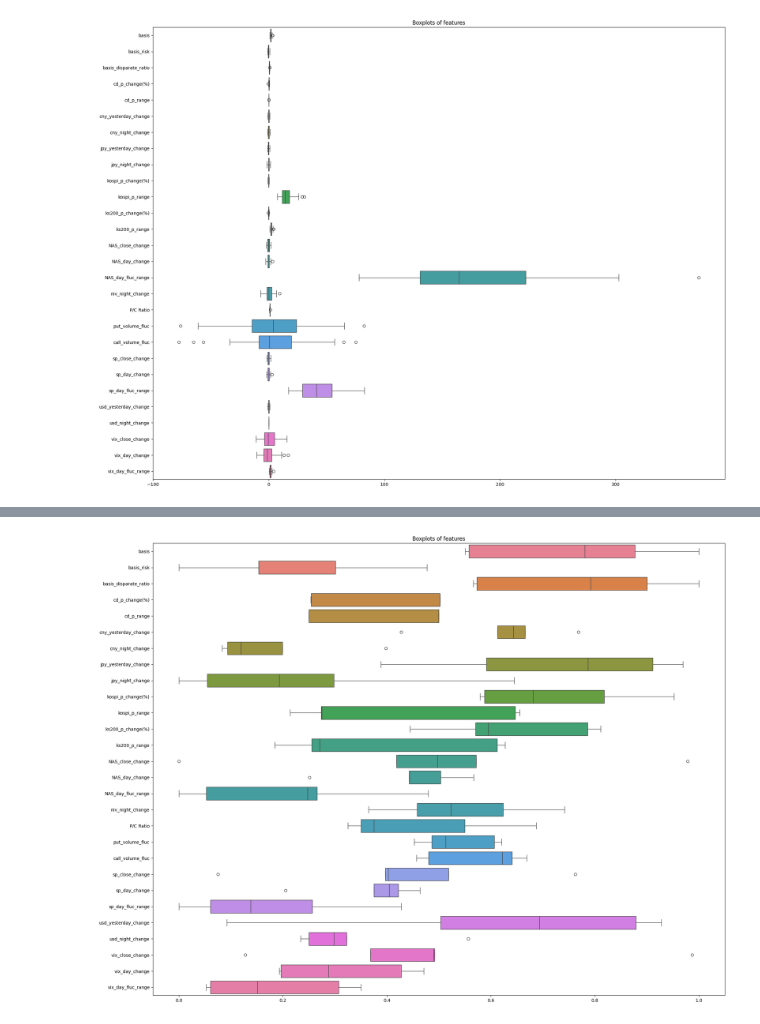
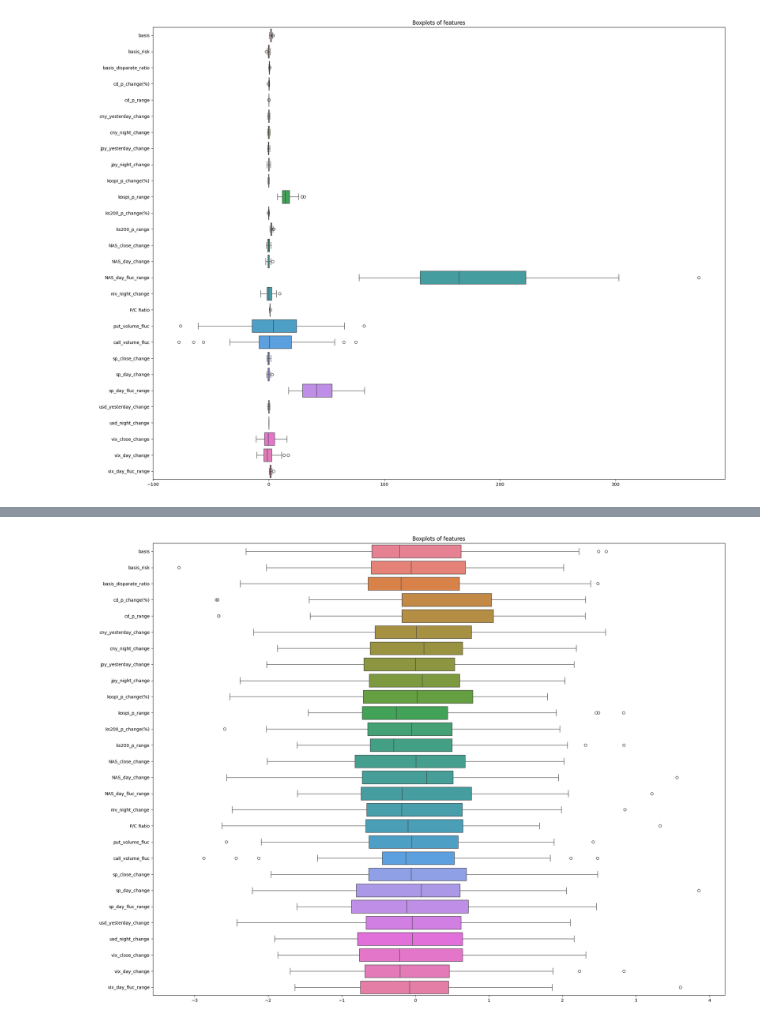
Before and after one commit to jyoooonh/Project1_sample, a Jupyter notebook: Project1_EDA.ipynb, the cells around one changed output, grey strips where cells are left out. Cells and saved outputs as stored; diff of their text form; code cells hidden in the pictures.

```diff
--- a/Project1_EDA.ipynb
+++ b/Project1_EDA.ipynb
@@ -177,0 +181,15 @@ data_scaled_overview
+# %%
+from sklearn.preprocessing import MinMaxScaler, StandardScaler
+
+# 'date' 컬럼을 제외한 나머지 컬럼을 스케일링
+scaler = StandardScaler()
+scaled_values = scaler.fit_transform(data.drop(columns='date'))
+
+# 스케일링된 값을 원래 DataFrame에 적용
+data_standard_scaled = data.copy()
+data_standard_scaled.iloc[:, 1:] = scaled_values
+
+# 스케일링 후의 데이터를 확인
+standard_sclaed = data_standard_scaled.head()
+
+standard_sclaed
@@ -178,8 +204,8 @@ data_scaled_overview
 # %%
 plt.figure(figsize=(20, 15)) # 사이즈 조절
-sns.boxplot(data=data_scaled_overview, orient='h') # date 제외 boxplot 그리기
+sns.boxplot(data=data_standard_scaled, orient='h') # date 제외 boxplot 그리기
 plt.title('Boxplots of features') # 그래프 명 지정
 plt.tight_layout()
 plt.show()
 # %% [output]
-[figure, old version]
+[figure, new version]
```
Also changed, not shown: parts of 7 cells of this notebook.
